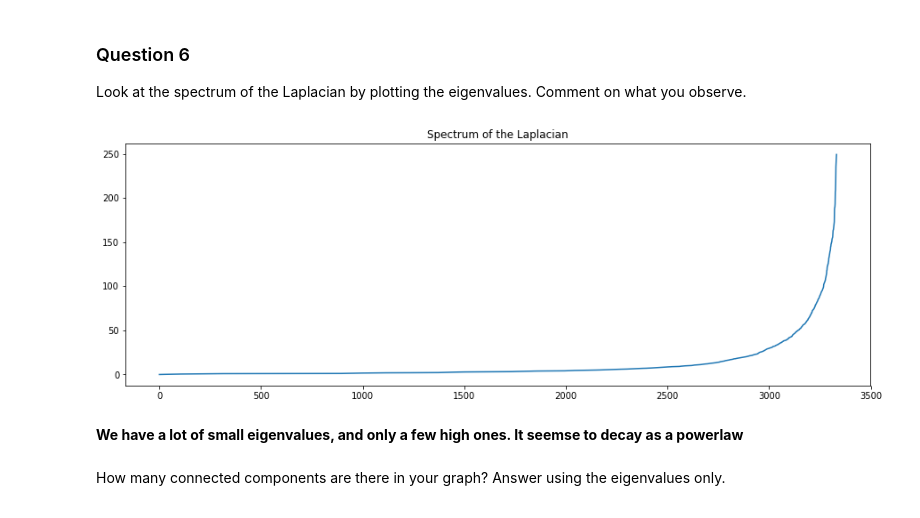
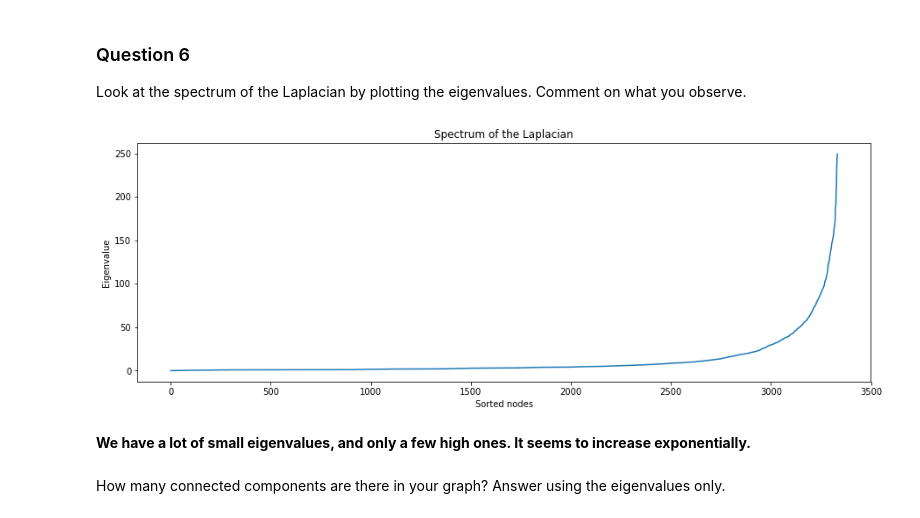
Before and after one commit to AmauV/NTDS, a Jupyter notebook: 3_spectral_graph_theory.ipynb, the cells around one changed output. Drawn from its saved outputs; the diff is of its cells as text; code cells hidden in the pictures.

```diff
--- a/3_spectral_graph_theory.ipynb
+++ b/3_spectral_graph_theory.ipynb
@@ -157,11 +157,13 @@ Comment on what you observe.
 # %%
 plt.figure(figsize=(15,5))
 plt.plot(eigenvalues)
 plt.title('Spectrum of the Laplacian')
+plt.xlabel('Sorted nodes')
+plt.ylabel('Eigenvalue')
 plt.show()
 # %% [output]
-[figure, old version]
+[figure, new version]
 # %% [markdown]
-**We have a lot of small eigenvalues, and only a few high ones. It seemse to decay as a powerlaw**
+**We have a lot of small eigenvalues, and only a few high ones. It seems to increase exponentially.**
 # %% [markdown]
 How many connected components are there in your graph? Answer using the eigenvalues only.
```
Also changed, not shown: parts of 13 cells of this notebook.
